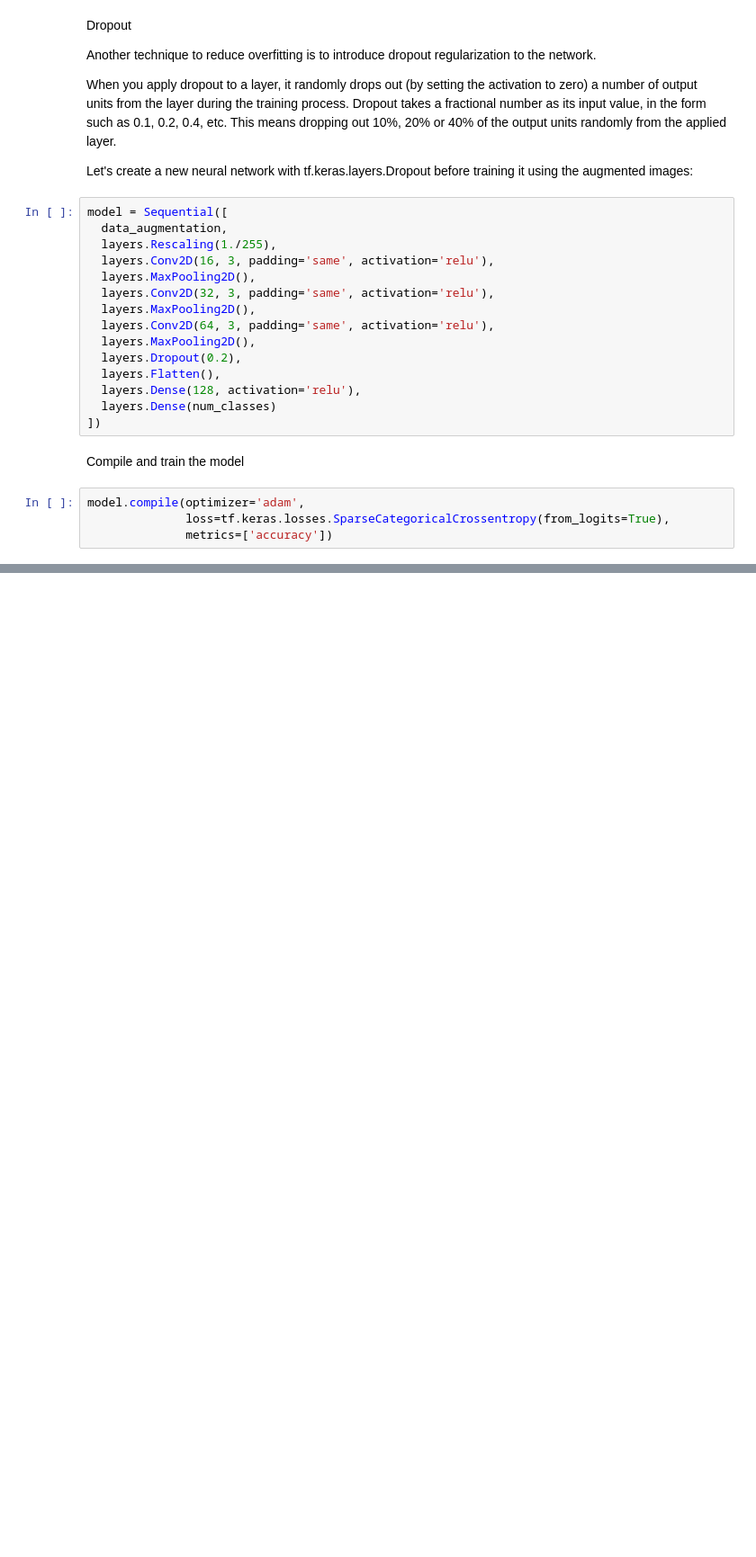
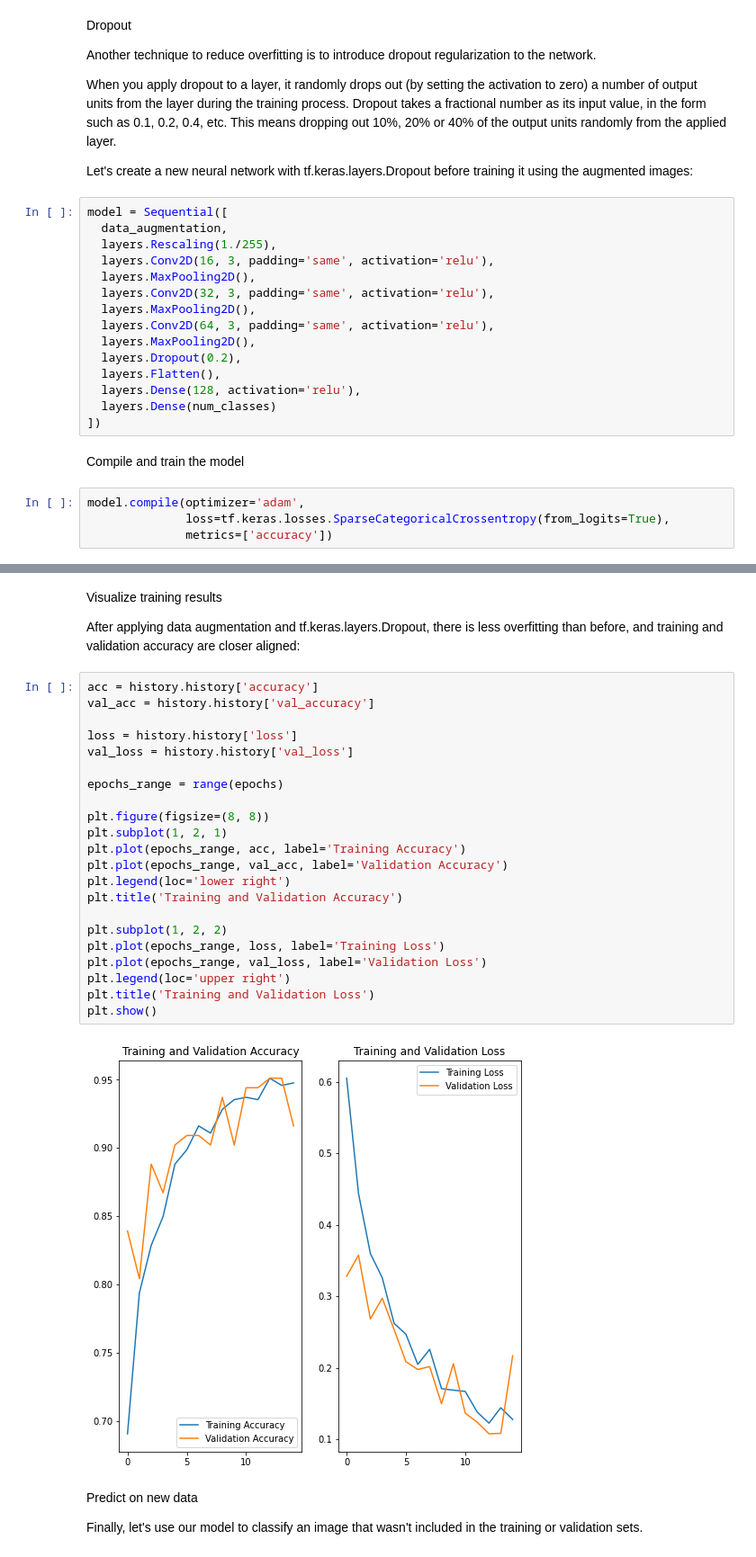
Before and after one commit to wandieinnocents/diagnosing_ultrasound_image_DeepLearning, a Jupyter notebook: chest_opaciy_Deep_learning.ipynb, the cells around one changed output, grey strips where cells are left out. Shown at 90% size. Saved outputs shown, nothing was run; the diff lists cells and outputs as text; blank space fills up the shorter version.

```diff
--- a/chest_opaciy_Deep_learning.ipynb
+++ b/chest_opaciy_Deep_learning.ipynb
@@ -317,0 +318,32 @@ Epoch 15/15
+# %% [markdown]
+Visualize training results
+
+After applying data augmentation and tf.keras.layers.Dropout, there is less overfitting than before, and training and validation accuracy are closer aligned:
+# %%
+acc = history.history['accuracy']
+val_acc = history.history['val_accuracy']
+
+loss = history.history['loss']
+val_loss = history.history['val_loss']
+
+epochs_range = range(epochs)
+
+plt.figure(figsize=(8, 8))
+plt.subplot(1, 2, 1)
+plt.plot(epochs_range, acc, label='Training Accuracy')
+plt.plot(epochs_range, val_acc, label='Validation Accuracy')
+plt.legend(loc='lower right')
+plt.title('Training and Validation Accuracy')
+
+plt.subplot(1, 2, 2)
+plt.plot(epochs_range, loss, label='Training Loss')
+plt.plot(epochs_range, val_loss, label='Validation Loss')
+plt.legend(loc='upper right')
+plt.title('Training and Validation Loss')
+plt.show()
+# %% [output]
+[figure, added]
+# %% [markdown]
+Predict on new data
+
+Finally, let's use our model to classify an image that wasn't included in the training or validation sets.
```
Also changed, not shown: parts of 7 cells of this notebook.
